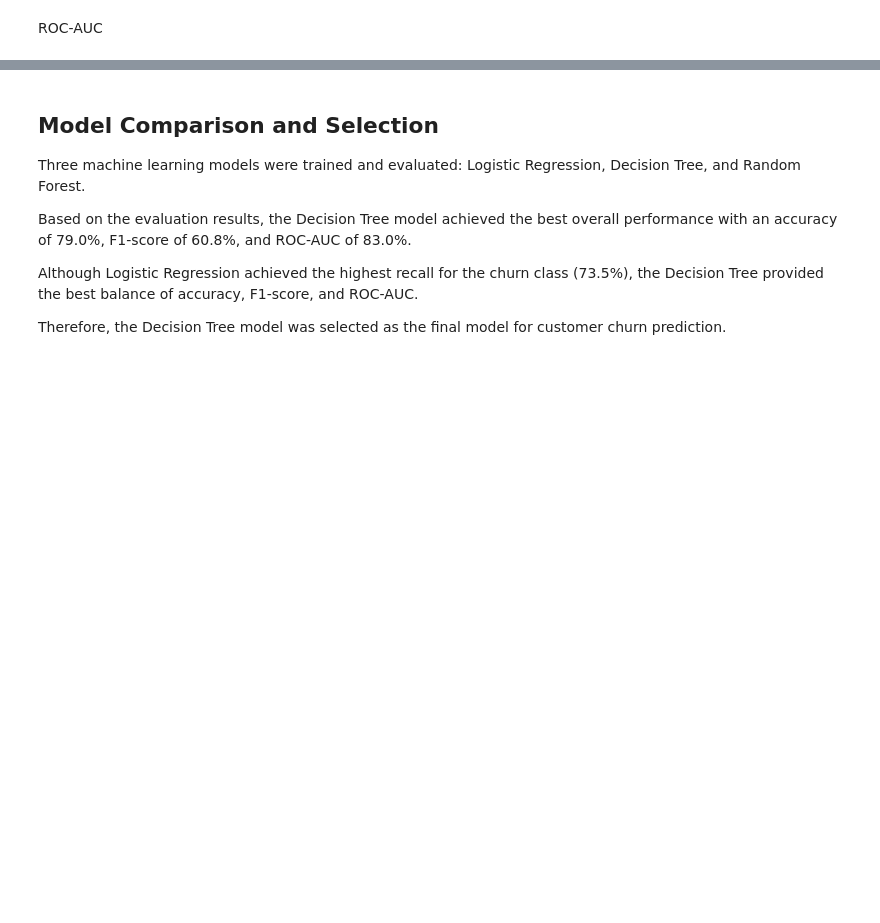
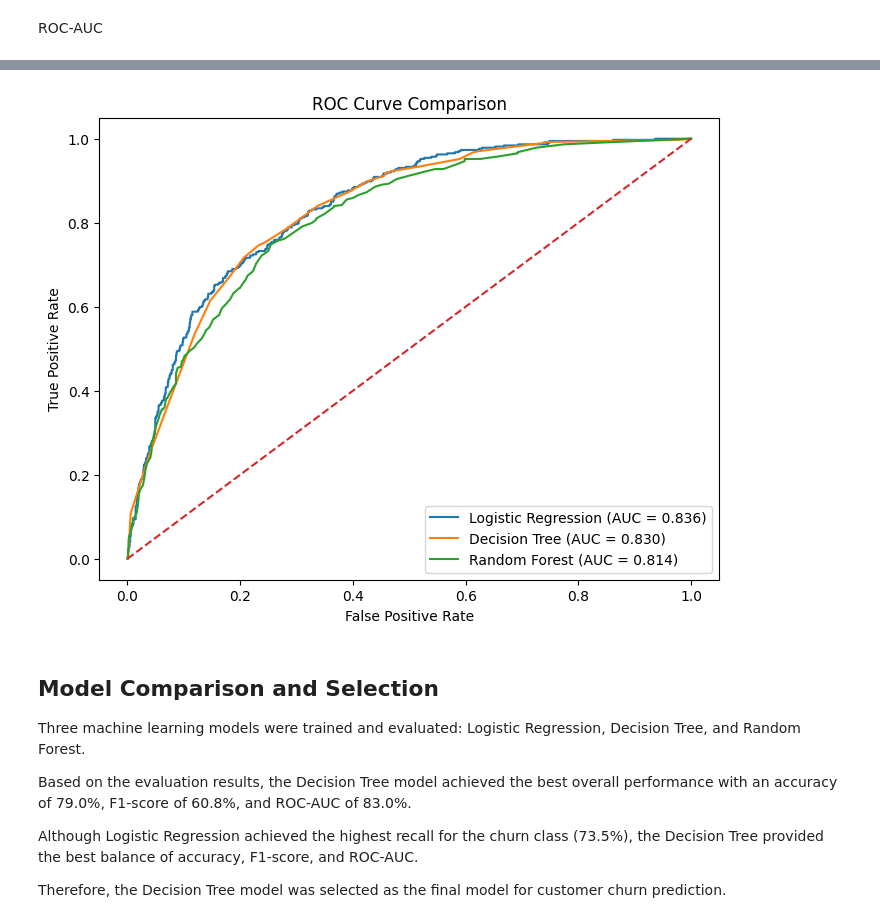
Before and after one commit to Keerthishree-310/Customer-Churn-Prediction, a Jupyter notebook: Customer_Churn_Prediction.ipynb, the cells around one changed output, grey strips where cells are left out. Drawn from its saved outputs; the diff is of its cells as text; code cells hidden in the pictures; blank space fills up the shorter version.

```diff
--- a/Customer_Churn_Prediction.ipynb
+++ b/Customer_Churn_Prediction.ipynb
@@ -453,3 +454,33 @@ Random Forest ROC-AUC: 0.8144739634831315
+# %%
+from sklearn.metrics import roc_curve
+import matplotlib.pyplot as plt
+
+# Get predicted probabilities
+y_prob_log = log_model.predict_proba(X_test_scaled)[:, 1]
+y_prob_tree = tree_model.predict_proba(X_test_encoded)[:, 1]
+y_prob_rf = rf_model.predict_proba(X_test_encoded)[:, 1]
+
+# Calculate ROC curve values
+fpr_log, tpr_log, _ = roc_curve(y_test, y_prob_log, pos_label='Yes')
+fpr_tree, tpr_tree, _ = roc_curve(y_test, y_prob_tree, pos_label='Yes')
+fpr_rf, tpr_rf, _ = roc_curve(y_test, y_prob_rf, pos_label='Yes')
+
+# Plot ROC curves
+plt.figure(figsize=(8, 6))
+
+plt.plot(fpr_log, tpr_log, label=f'Logistic Regression (AUC = {auc_log:.3f})')
+plt.plot(fpr_tree, tpr_tree, label=f'Decision Tree (AUC = {auc_tree:.3f})')
+plt.plot(fpr_rf, tpr_rf, label=f'Random Forest (AUC = {auc_rf:.3f})')
+
+plt.plot([0, 1], [0, 1], linestyle='--')
+
+plt.xlabel('False Positive Rate')
+plt.ylabel('True Positive Rate')
+plt.title('ROC Curve Comparison')
+plt.legend()
+plt.show()
+# %% [output]
+[figure, added]
 # %% [markdown]
 ## Model Comparison and Selection
 
```
Also changed, not shown: parts of 12 cells of this notebook.
